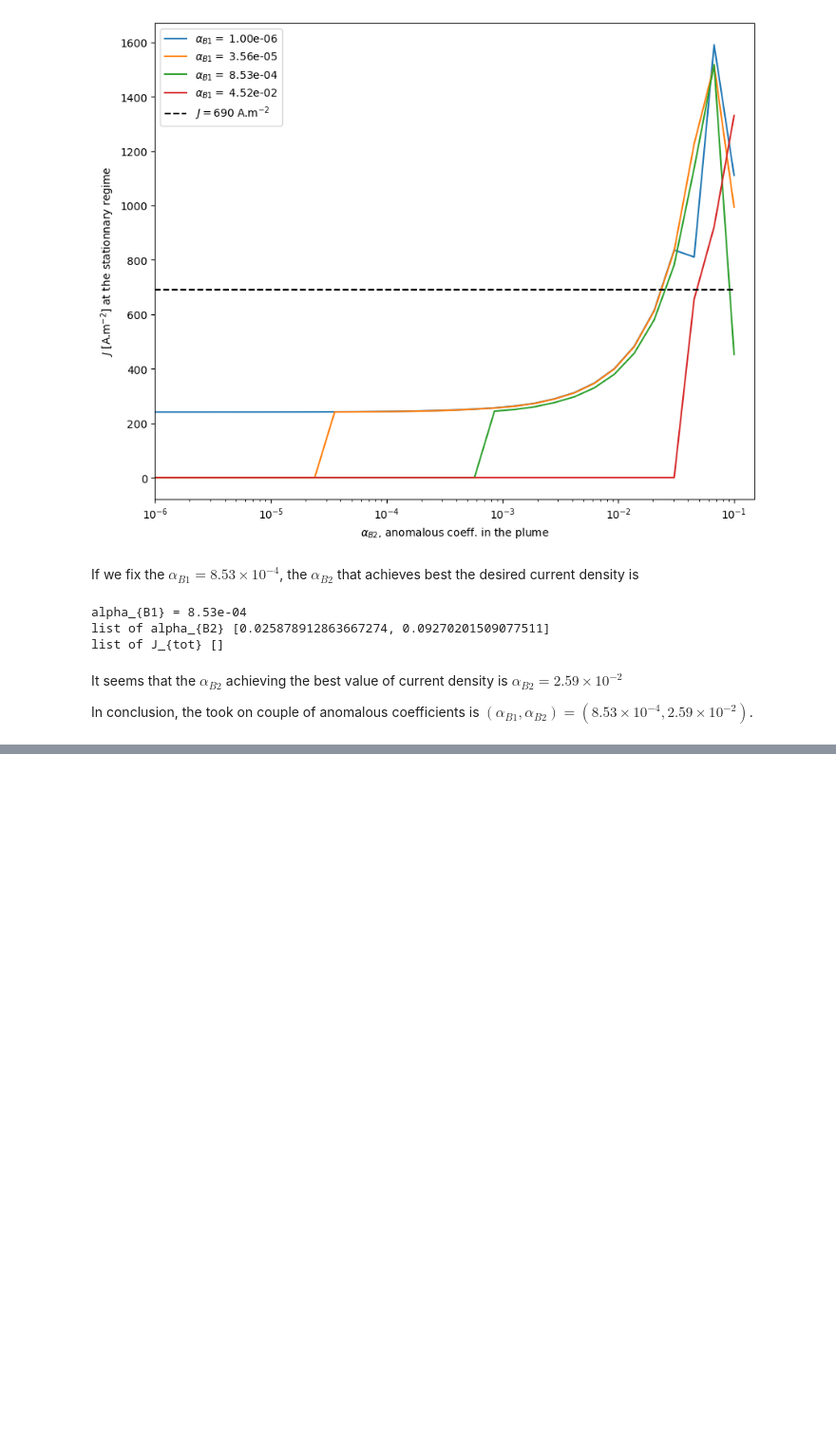
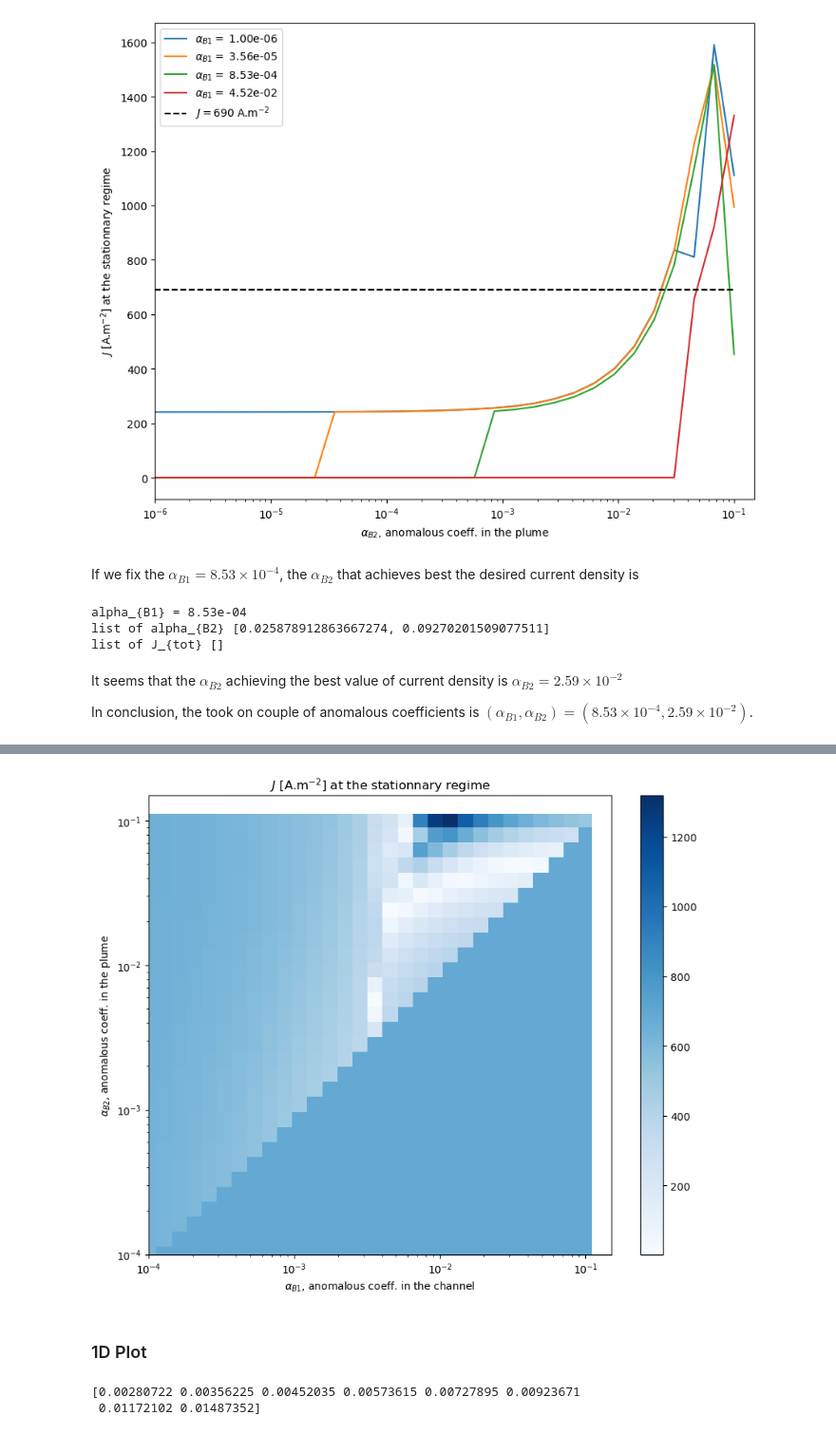
Before and after one commit to federicopetronio/FLHET1D, a Jupyter notebook: plots_alphaB_param_study.ipynb, the cells around one changed output, grey strips where cells are left out. Shown at 95% size. Saved outputs shown, nothing was run; the diff lists cells and outputs as text; code cells hidden in the pictures; blank space fills up the shorter version.

```diff
--- a/plots_alphaB_param_study.ipynb
+++ b/plots_alphaB_param_study.ipynb
@@ -186,0 +249,37 @@ In conclusion, the took on couple of anomalous coefficients is $(\alpha_{B1}, \a
+# %%
+j_diff_arr = np.absolute(means_j - 690)
+# %%
+fig = plt.figure(figsize=(10, 8),  dpi = 100)
+
+# vmaxcolormap0 = max(abs(means_j.min()), abs(means_j.max()))
+# colornorm0 = mcolors.TwoSlopeNorm(vmin=min(-0.1,-vmaxcolormap0), vcenter=0., vmax=max(0.1,vmaxcolormap0))
+# pcm0 = plt.pcolormesh(alpha_B1_mesh, alpha_B2_mesh, means_j, shading='nearest', norm=colornorm0, cmap='Blues')
+pcm0 = plt.pcolormesh(alpha_B1_mesh, alpha_B2_mesh, j_diff_arr, shading='nearest', cmap='Blues')
+fig.colorbar(pcm0)
+plt.xscale('log')
+plt.xlim([1e-4,0.15])
+plt.yscale('log')
+plt.ylim([1e-4,0.15])
+plt.xlabel("$\\alpha_{B1}$, anomalous coeff. in the channel")
+plt.ylabel("$\\alpha_{B2}$, anomalous coeff. in the plume")
+plt.title("$J$ [A.m$^{-2}$] at the stationnary regime")
+plt.show()
+# %% [output]
+[figure, added]
+# %% [markdown]
+### 1D Plot
+# %%
+ias = [14,
+       15,
+       16,
+       17,
+       18,
+       19,
+       20,
+       21
+]
+alpha_B1_sca  = alpha_B1_mesh[0,ias]
+print(alpha_B1_sca)
+# %% [output]
+[0.00280722 0.00356225 0.00452035 0.00573615 0.00727895 0.00923671
+ 0.01172102 0.01487352]
```
Also changed, not shown: parts of 18 cells of this notebook, 2 other files.
